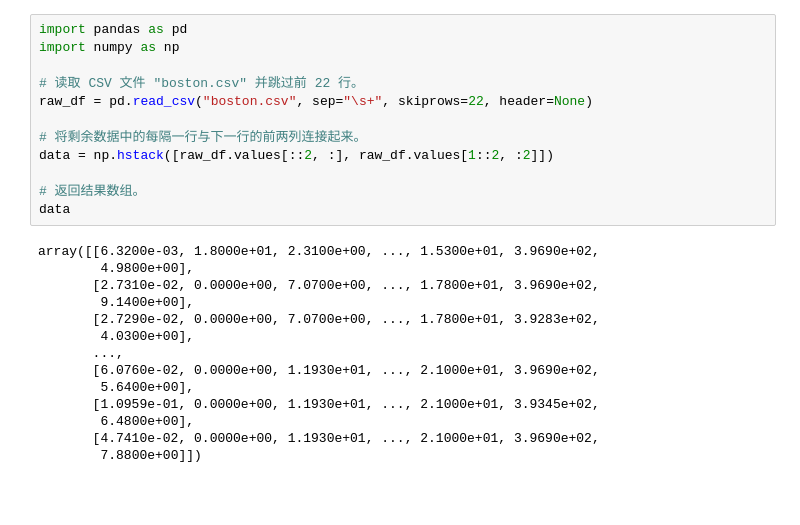
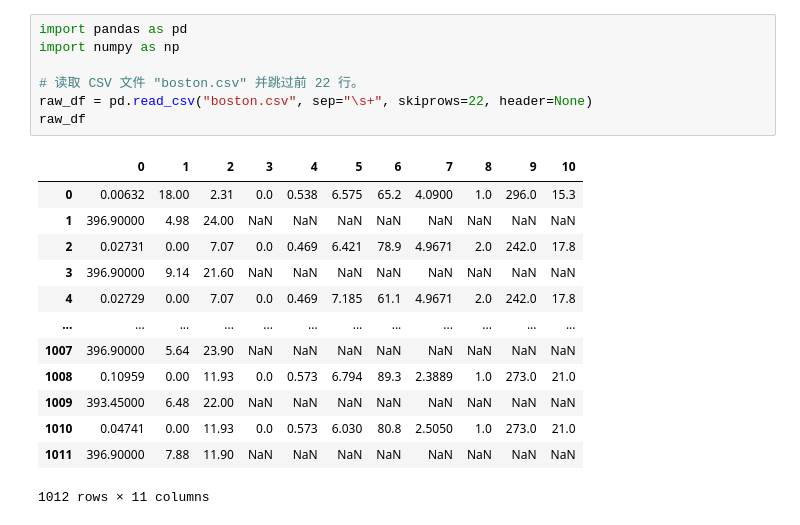
Before and after one commit to wenk015/pychang-ai.github.io, a Jupyter notebook: 112-1_big_data_analysis/W12/ch15/ch15-3-2.ipynb, the cells around one changed output. Cells and saved outputs as stored; diff of their text form; blank space fills up the shorter version.

```diff
--- a/112-1_big_data_analysis/W12/ch15/ch15-3-2.ipynb
+++ b/112-1_big_data_analysis/W12/ch15/ch15-3-2.ipynb
@@ -1,26 +1,21 @@
 # %%
 import pandas as pd
 import numpy as np
 
 # 读取 CSV 文件 "boston.csv" 并跳过前 22 行。
 raw_df = pd.read_csv("boston.csv", sep="\s+", skiprows=22, header=None)
-
-# 将剩余数据中的每隔一行与下一行的前两列连接起来。
-data = np.hstack([raw_df.values[::2, :], raw_df.values[1::2, :2]])
-
-# 返回结果数组。
-data
+raw_df
 # %% [output]
+|  | 0 | 1 | 2 | 3 | 4 | 5 | 6 | 7 | 8 | 9 | 10 |
+| 0 | 0.00632 | 18.00 | 2.31 | 0.0 | 0.538 | 6.575 | 65.2 | 4.0900 | 1.0 | 296.0 | 15.3 |
+| 1 | 396.90000 | 4.98 | 24.00 | NaN | NaN | NaN | NaN | NaN | NaN | NaN | NaN |
+| 2 | 0.02731 | 0.00 | 7.07 | 0.0 | 0.469 | 6.421 | 78.9 | 4.9671 | 2.0 | 242.0 | 17.8 |
+| 3 | 396.90000 | 9.14 | 21.60 | NaN | NaN | NaN | NaN | NaN | NaN | NaN | NaN |
+| 4 | 0.02729 | 0.00 | 7.07 | 0.0 | 0.469 | 7.185 | 61.1 | 4.9671 | 2.0 | 242.0 | 17.8 |
+| ... | ... | ... | ... | ... | ... | ... | ... | ... | ... | ... | ... |
+| 1007 | 396.90000 | 5.64 | 23.90 | NaN | NaN | NaN | NaN | NaN | NaN | NaN | NaN |
+| 1008 | 0.10959 | 0.00 | 11.93 | 0.0 | 0.573 | 6.794 | 89.3 | 2.3889 | 1.0 | 273.0 | 21.0 |
+| 1009 | 393.45000 | 6.48 | 22.00 | NaN | NaN | NaN | NaN | NaN | NaN | NaN | NaN |
+| 1010 | 0.04741 | 0.00 | 11.93 | 0.0 | 0.573 | 6.030 | 80.8 | 2.5050 | 1.0 | 273.0 | 21.0 |
+| 1011 | 396.90000 | 7.88 | 11.90 | NaN | NaN | NaN | NaN | NaN | NaN | NaN | NaN |
-array([[6.3200e-03, 1.8000e+01, 2.3100e+00, ..., 1.5300e+01, 3.9690e+02,
-        4.9800e+00],
-       [2.7310e-02, 0.0000e+00, 7.0700e+00, ..., 1.7800e+01, 3.9690e+02,
-        9.1400e+00],
-       [2.7290e-02, 0.0000e+00, 7.0700e+00, ..., 1.7800e+01, 3.9283e+02,
-        4.0300e+00],
-       ...,
-       [6.0760e-02, 0.0000e+00, 1.1930e+01, ..., 2.1000e+01, 3.9690e+02,
-        5.6400e+00],
-       [1.0959e-01, 0.0000e+00, 1.1930e+01, ..., 2.1000e+01, 3.9345e+02,
-        6.4800e+00],
-       [4.7410e-02, 0.0000e+00, 1.1930e+01, ..., 2.1000e+01, 3.9690e+02,
-        7.8800e+00]])
+1012 rows × 11 columns
```
Also changed, not shown: parts of 5 cells of this notebook, 7 other files.
